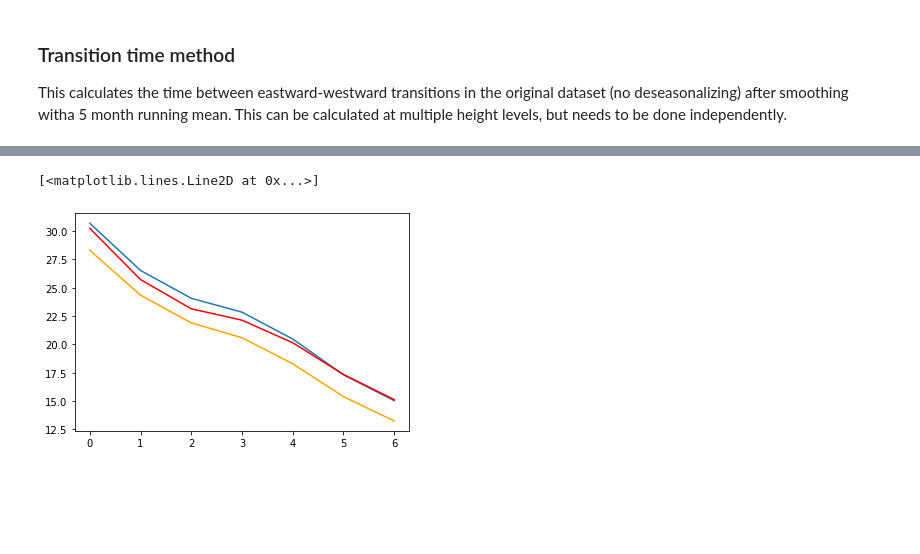
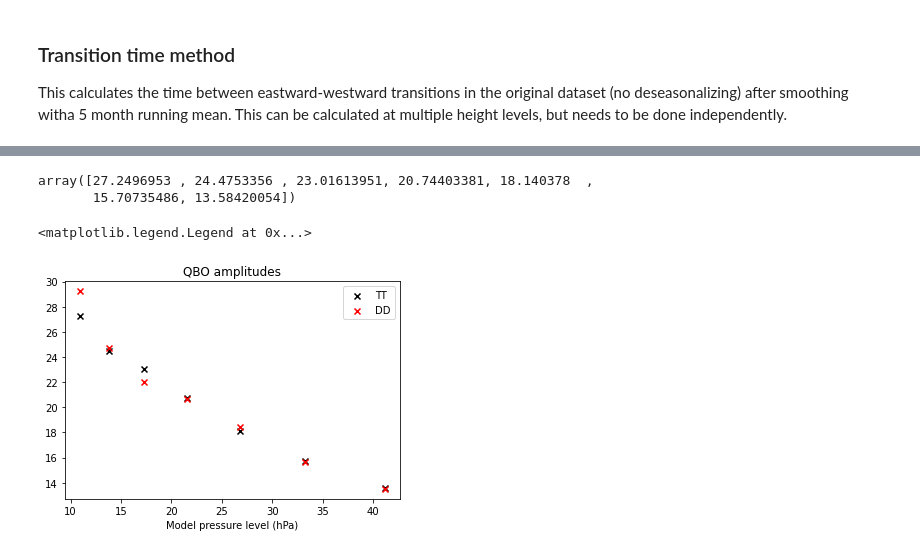
Before and after one commit to lm2612/MiMA_analysis, a Jupyter notebook: Notebooks/QBO_properties.ipynb, the cells around one changed output, grey strips where cells are left out. Cells and saved outputs as stored; diff of their text form; code cells hidden in the pictures; blank space fills up the shorter version.

Commit message:
plots

```diff
--- a/Notebooks/QBO_properties.ipynb
+++ b/Notebooks/QBO_properties.ipynb
@@ -63,9 +91,16 @@ We can test a few of different ways to calculate the period and amplitudes
 from QBO_metrics.get_QBO_amplitude_DD import get_QBO_amplitude_DD
 from QBO_metrics.get_QBO_period_FFT import get_QBO_period_FFT
 from QBO_metrics.get_QBO_TT_metrics import get_QBO_TT
+# %%
+# Metrics are defined in stratosphere, pressure levels 50-10hPa (indices 13-20)
+# First, we select the 4degS-4degN region and take zonal means
+strat = list(range(13, 20))
+p_strat = pfull[strat]
+u_zonal_strat = mean_lat_weighted( ucomp[:, strat, 30:34, :].mean(axis=(-1)), lat[30:34], axis=(-1) )
+t = time[:]
 # %% [markdown]
 ### Dunkerton and Delisi method for calculating amplitude
 This method first deseasonalizes the data, then filters out high variability, then calculates the standard devation. This can be calculated at multiple height levels.
 # %%
-amplitudes_DD = get_QBO_amplitude_DD(u_zonal)
+amplitudes_DD = get_QBO_amplitude_DD(u_zonal_strat)
 amplitudes_DD
@@ -79,8 +124,8 @@ period_FFT = get_QBO_period_FFT(u_zonal)
 This calculates the time between eastward-westward transitions in the original dataset (no deseasonalizing)
 after smoothing witha 5 month running mean. This can be calculated at multiple height levels, but needs to be done independently.
 # %%
-period_and_amplitude_TT = np.array([(get_QBO_TT(u_zonal[:,i], return_amplitude=True))
-                                    for i in range(u_zonal.shape[1]) ])
+period_and_amplitude_TT = np.array([(get_QBO_TT(u_zonal_strat[:,i], return_amplitude=True))
+                                    for i in range(u_zonal_strat.shape[1]) ])
 
-period_TT = period_and_amplitude_TT[:,0]
-amplitude_TT = period_and_amplitude_TT[:,1]
+periods_TT = period_and_amplitude_TT[:,0]
+amplitudes_TT = period_and_amplitude_TT[:,1]
@@ -87,13 +140,17 @@ amplitude_TT = period_and_amplitude_TT[:,1]
-# %%
-periods_TT, amplitudes_TT = get_QBO_TT(u_zonal[:,1], return_amplitude=True)
-periods_TT, amplitudes_TT
+# %%
+amplitudes_TT
+# %% [output]
+array([27.2496953 , 24.4753356 , 23.01613951, 20.74403381, 18.140378  ,
+       15.70735486, 13.58420054])
 # %%
 ## Check plots
 # %%
-plt.plot(p_strat, amplitude_TT, label='TT', fmt='kx')
-plt.plot(p_strat, amplitude_DD, label='DD', fmt='rx')
+plt.scatter(p_strat, amplitudes_TT, label='TT', marker='x', color='k')
+plt.scatter(p_strat, amplitudes_DD, label='DD', marker='x', color='r')
+plt.xlabel('Model pressure level (hPa)')
+plt.title('QBO amplitudes')
 plt.legend()
 # %% [output]
-[<matplotlib.lines.Line2D at 0x...>]
+<matplotlib.legend.Legend at 0x...>
-[figure, old version]
+[figure, new version]
 # %%
```
Also changed, not shown: parts of 15 cells of this notebook.
